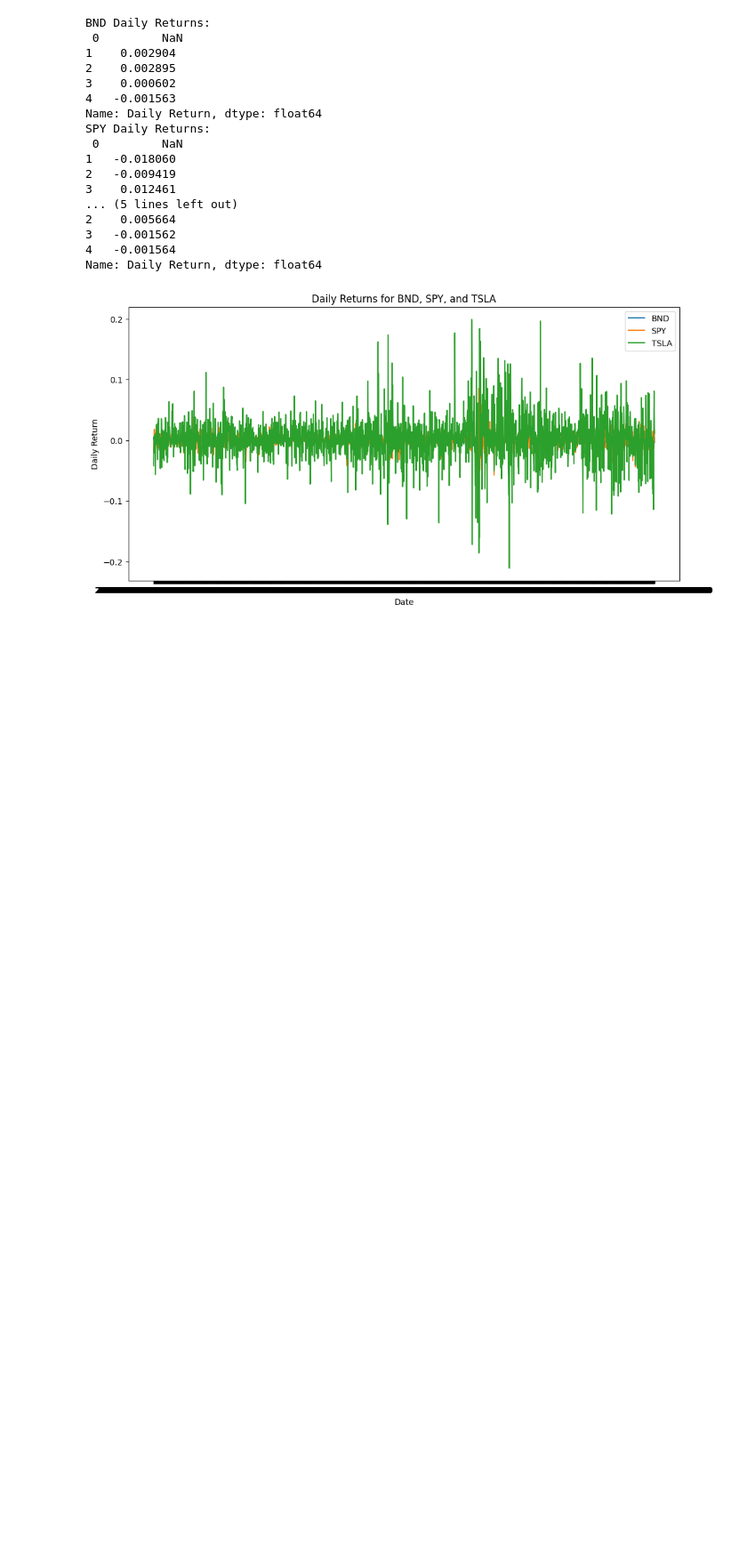
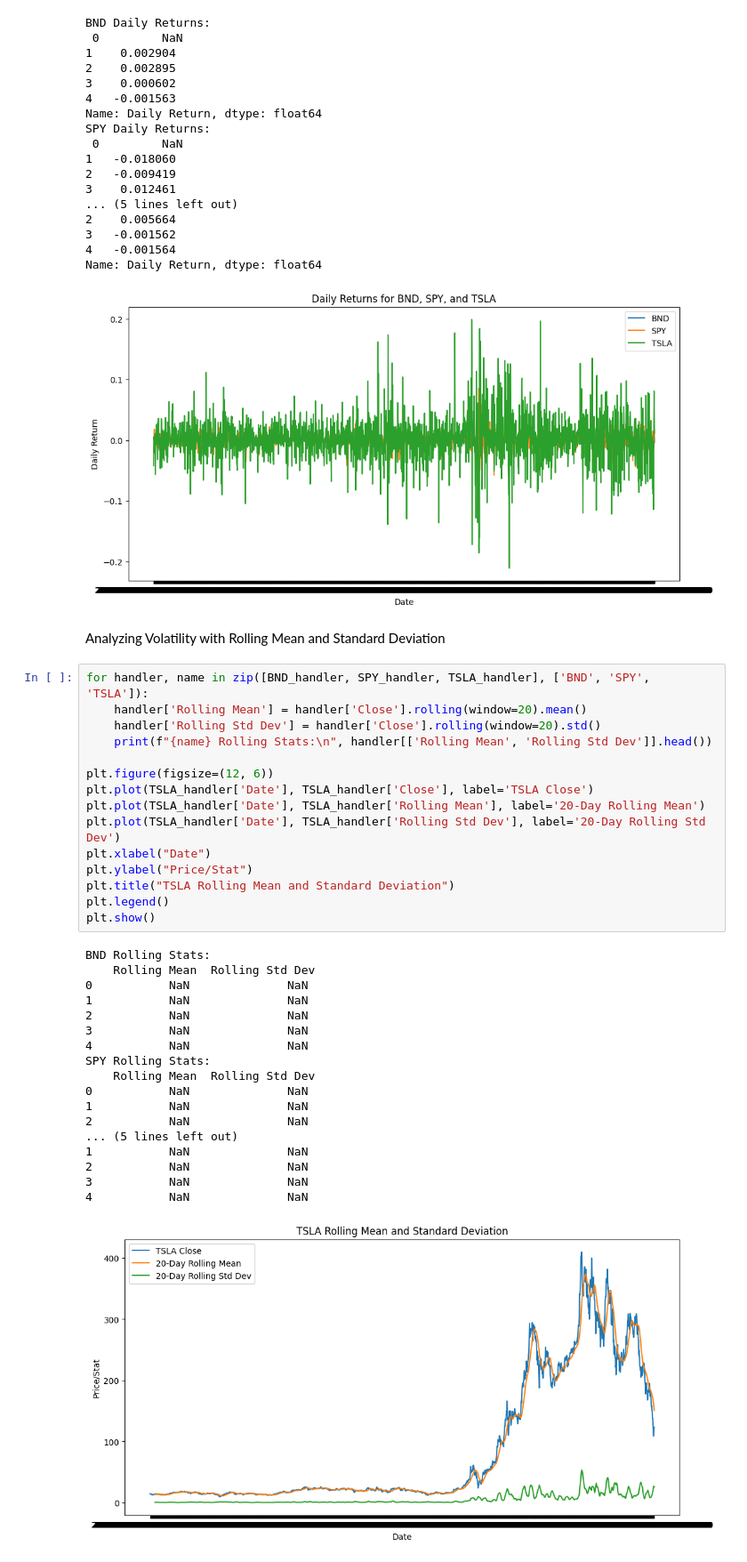
Before and after one commit to Birkity/PortfolioPredictor, a Jupyter notebook: notebooks/task_1.ipynb, the cells around one changed output. Shown at 89% size. Drawn from its saved outputs; the diff is of its cells as text; blank space fills up the shorter version.

Commit message:
Calculate and plot rolling mean and standard deviation for TSLA, BND, SPY

```diff
--- a/notebooks/task_1.ipynb
+++ b/notebooks/task_1.ipynb
@@ -149,3 +149,39 @@ SPY Daily Returns:
 4   -0.001564
 Name: Daily Return, dtype: float64
 [figure]
+# %% [markdown]
+Analyzing Volatility with Rolling Mean and Standard Deviation
+# %%
+for handler, name in zip([BND_handler, SPY_handler, TSLA_handler], ['BND', 'SPY', 'TSLA']):
+    handler['Rolling Mean'] = handler['Close'].rolling(window=20).mean()
+    handler['Rolling Std Dev'] = handler['Close'].rolling(window=20).std()
+    print(f"{name} Rolling Stats:\n", handler[['Rolling Mean', 'Rolling Std Dev']].head())
+
+plt.figure(figsize=(12, 6))
+plt.plot(TSLA_handler['Date'], TSLA_handler['Close'], label='TSLA Close')
+plt.plot(TSLA_handler['Date'], TSLA_handler['Rolling Mean'], label='20-Day Rolling Mean')
+plt.plot(TSLA_handler['Date'], TSLA_handler['Rolling Std Dev'], label='20-Day Rolling Std Dev')
+plt.xlabel("Date")
+plt.ylabel("Price/Stat")
+plt.title("TSLA Rolling Mean and Standard Deviation")
+plt.legend()
+plt.show()
+# %% [output]
+BND Rolling Stats:
+    Rolling Mean  Rolling Std Dev
+0           NaN              NaN
+1           NaN              NaN
+2           NaN              NaN
+3           NaN              NaN
+4           NaN              NaN
+SPY Rolling Stats:
+    Rolling Mean  Rolling Std Dev
+0           NaN              NaN
+1           NaN              NaN
+2           NaN              NaN
+... (5 lines left out)
+1           NaN              NaN
+2           NaN              NaN
+3           NaN              NaN
+4           NaN              NaN
+[figure, added]
```
